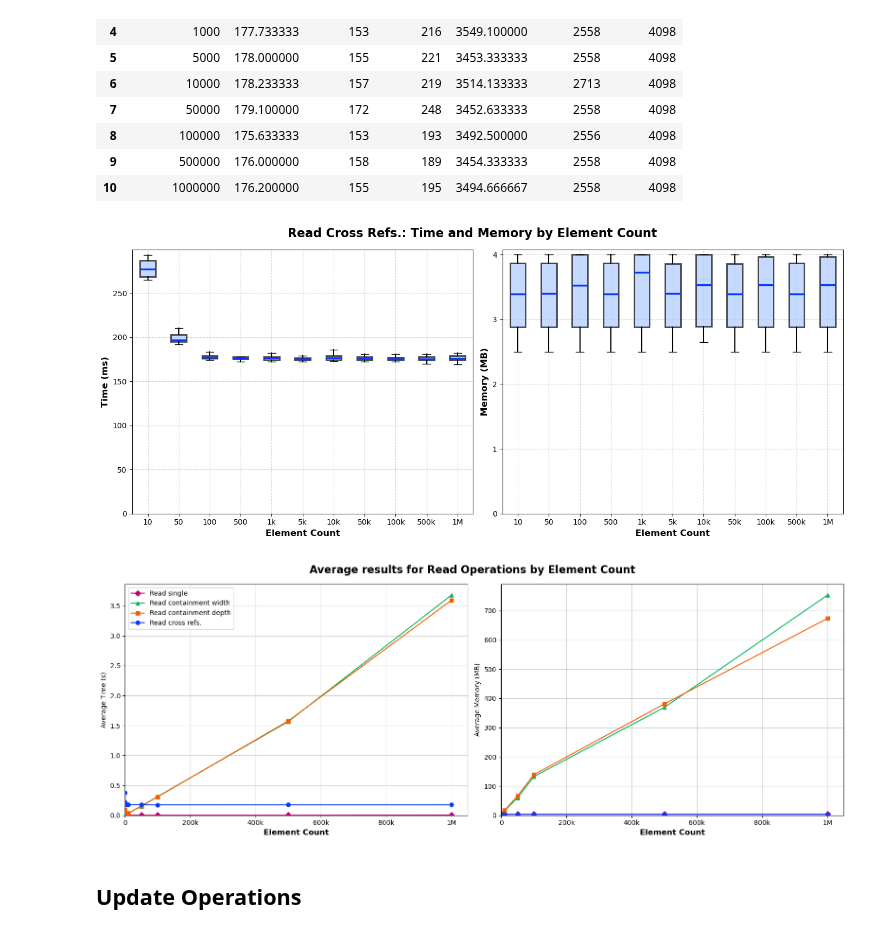
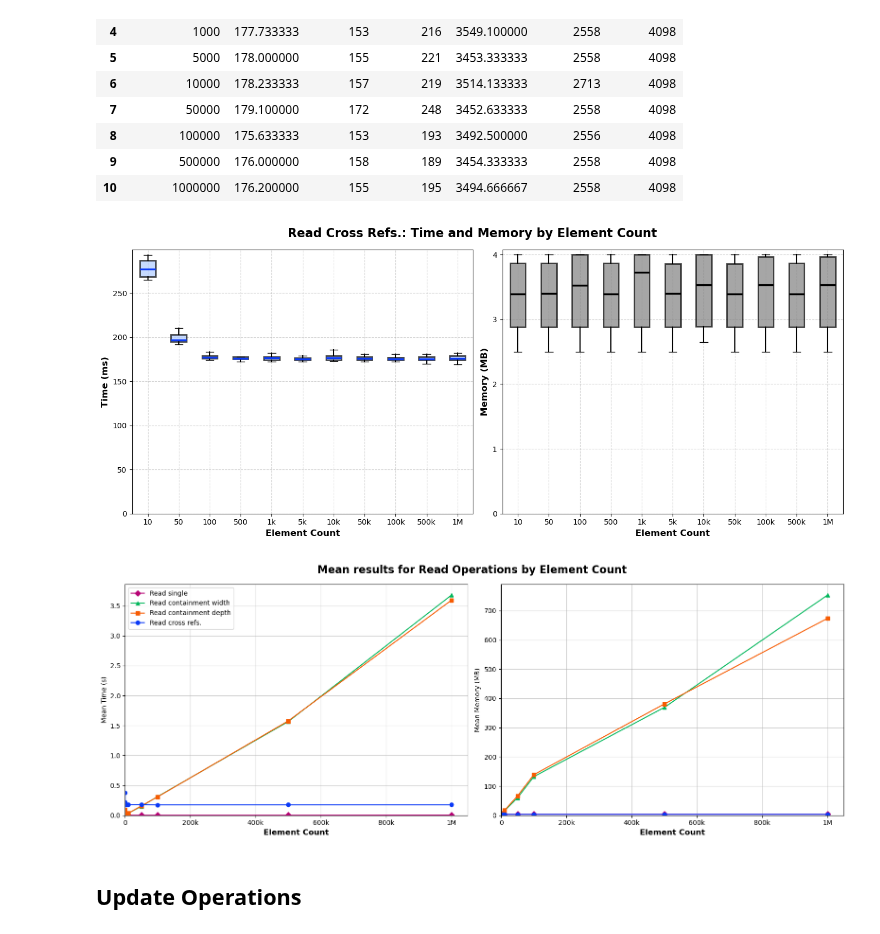
Before and after one commit to geodes-sms/NeoModelingFramework, a Jupyter notebook: Evaluation/analysis/RQ3-results-analysis.ipynb, the cells around one changed output. Saved outputs shown, nothing was run; the diff lists cells and outputs as text; code cells hidden in the pictures.

```diff
--- a/Evaluation/analysis/RQ3-results-analysis.ipynb
+++ b/Evaluation/analysis/RQ3-results-analysis.ipynb
@@ -751,36 +751,36 @@ fig, axes = plt.subplots(1, 2, figsize=(14, 6))
 
 
 read_cross_ref_runs.boxplot(column='time', by=group_col, ax=axes[0], patch_artist=True,showfliers=False,
                    boxprops=dict(facecolor='#AFCBFF', color='black', linewidth=2, alpha=0.7),
                    medianprops=dict(color="#0B3AF7", linewidth=2.5),
                    whiskerprops=dict(color='black', linewidth=1.5))
 axes[0].set_title('')
 axes[0].set_xlabel('Element Count', fontsize=12, fontweight='bold')
 axes[0].set_ylabel('Time (ms)', fontsize=12, fontweight='bold')
 axes[0].grid(True, linestyle='--', alpha=0.6)
 
 
 read_cross_ref_runs.boxplot(column='mem', by=group_col, ax=axes[1], patch_artist=True,showfliers=False,
-                   boxprops=dict(facecolor='#AFCBFF', color='black', linewidth=2, alpha=0.7),
-                   medianprops=dict(color="#0B3AF7", linewidth=2.5),
+                   boxprops=dict(facecolor='gray', color='black', linewidth=2, alpha=0.7),
+                   medianprops=dict(color="black", linewidth=2.5),
                    whiskerprops=dict(color='black', linewidth=1.5))
 axes[1].set_xlabel('Element Count', fontsize=12, fontweight='bold')
 axes[1].yaxis.set_major_locator(mticker.MultipleLocator(1*1024))  # 1 MB steps in MB
 axes[1].yaxis.set_major_formatter(mticker.FuncFormatter(lambda x, _: f"{int(x/1024)}"))
 axes[1].set_ylabel('Memory (MB)', fontsize=12, fontweight='bold')
 axes[1].grid(True, linestyle='--', alpha=0.6)
 axes[1].set_title('')
 shorten_x_axis_labels(axes[0])
 shorten_x_axis_labels(axes[1])
 axes[0].set_ylim(bottom=0)
 axes[1].set_ylim(bottom=0)
 
 plt.suptitle('Read Cross Refs.: Time and Memory by Element Count', fontsize=16, fontweight='bold')
 plt.tight_layout()
 plt.savefig("img/RQ3readCrossRef.pdf", format='pdf', bbox_inches='tight')
 plt.show()
 # %% [output]
-[figure, old version]
+[figure, new version]
 # %%
 import matplotlib.pyplot as plt
 from matplotlib.ticker import FuncFormatter
@@ -806,20 +806,20 @@ datasets = [
     (avg_r, '#0B3AF7', 'o', 'Read cross refs.'),
 ]
 
-# Plot average time
+# Plot Mean time
 for df, color, marker, label in datasets:
     axes[0].plot(df['element_count'], df['time'], marker=marker, linestyle='-', color=color, label=label)
 axes[0].set_xlabel('Element Count', fontsize=12, fontweight='bold')
-axes[0].set_ylabel('Average Time (s)')
+axes[0].set_ylabel('Mean Time (s)')
 axes[0].grid(True, alpha=0.6)
 axes[0].xaxis.set_major_formatter(get_short_number_formatter())
 axes[0].legend()
 
-# Plot average memory
+# Plot Mean memory
 for df, color, marker, label in datasets:
     axes[1].plot(df['element_count'], df['mem'], marker=marker, linestyle='-', color=color, label=label)
 axes[1].set_xlabel('Element Count', fontsize=12, fontweight='bold')
-axes[1].set_ylabel('Average Memory (MB)')
+axes[1].set_ylabel('Mean Memory (MB)')
 axes[1].grid(True, alpha=0.6)
 axes[1].xaxis.set_major_formatter(get_short_number_formatter())
 axes[0].set_ylim(bottom=0)
@@ -827,12 +827,12 @@ axes[1].set_ylim(bottom=0)
 axes[0].set_xlim(left=0)
 axes[1].set_xlim(left=0)
 
-plt.suptitle('Average results for Read Operations by Element Count', fontsize=16, fontweight='bold')
+plt.suptitle('Mean results for Read Operations by Element Count', fontsize=16, fontweight='bold')
 plt.tight_layout()
 plt.savefig("img/RQ3avgRead.pdf", format='pdf', bbox_inches='tight')
 plt.show()
 # %% [output]
-[figure, old version]
+[figure, new version]
 # %% [markdown]
 ## Update Operations
 # %%
```
Also changed, not shown: parts of 21 cells of this notebook, 36 other files.
